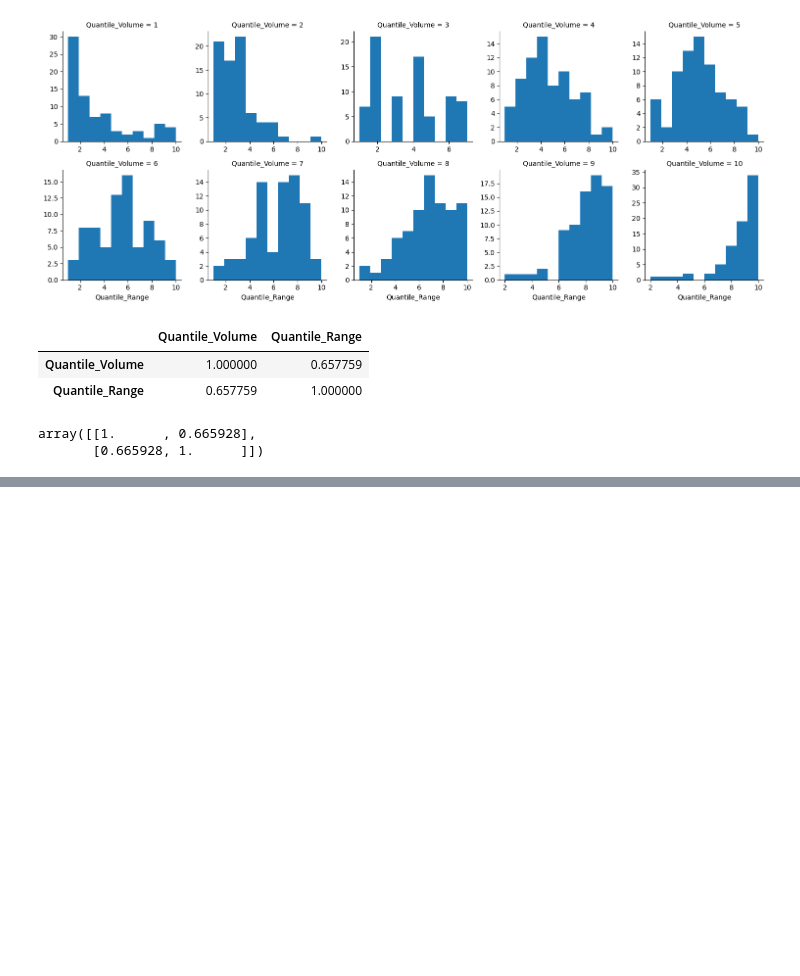
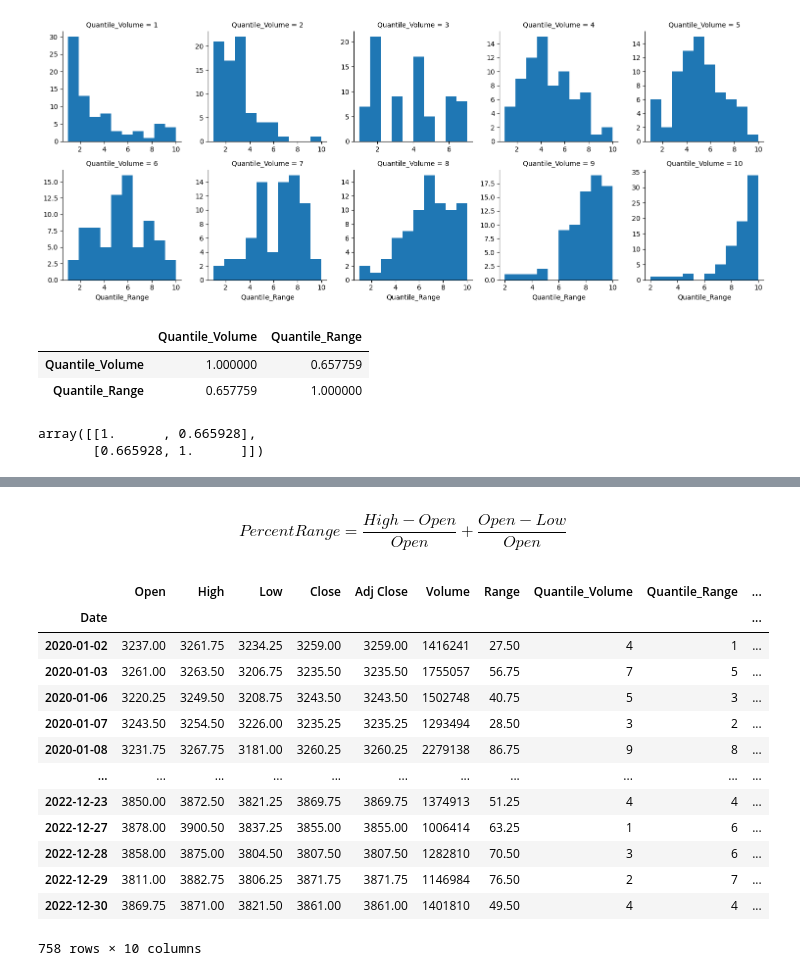
Before and after one commit to Readerlution/Finance, a Jupyter notebook: PVT/SP500F.ipynb, the cells around one changed output, grey strips where cells are left out. Drawn from its saved outputs; the diff is of its cells as text; code cells hidden in the pictures; blank space fills up the shorter version.

```diff
--- a/PVT/SP500F.ipynb
+++ b/PVT/SP500F.ipynb
@@ -50,0 +68,21 @@ array([[1.      , 0.665928],
+# %% [markdown]
+$$ Percent Range = \frac{High-Open}{Open}+\frac{Open-Low}{Open} $$
+# %%
+es_df["Perc_Range"] = (( ((es_df['High'] - es_df['Open']) / es_df['Open'])
+                        + ((es_df["Open"] - es_df['Low']) / es_df['Open']) ) * 100).round(3)
+es_df
+# %% [output]
+|  | Open | High | Low | Close | Adj Close | Volume | Range | Quantile_Volume | Quantile_Range | ... |
+| Date |  |  |  |  |  |  |  |  |  | ... |
+| 2020-01-02 | 3237.00 | 3261.75 | 3234.25 | 3259.00 | 3259.00 | 1416241 | 27.50 | 4 | 1 | ... |
+| 2020-01-03 | 3261.00 | 3263.50 | 3206.75 | 3235.50 | 3235.50 | 1755057 | 56.75 | 7 | 5 | ... |
+| 2020-01-06 | 3220.25 | 3249.50 | 3208.75 | 3243.50 | 3243.50 | 1502748 | 40.75 | 5 | 3 | ... |
+| 2020-01-07 | 3243.50 | 3254.50 | 3226.00 | 3235.25 | 3235.25 | 1293494 | 28.50 | 3 | 2 | ... |
+| 2020-01-08 | 3231.75 | 3267.75 | 3181.00 | 3260.25 | 3260.25 | 2279138 | 86.75 | 9 | 8 | ... |
+| ... | ... | ... | ... | ... | ... | ... | ... | ... | ... | ... |
+| 2022-12-23 | 3850.00 | 3872.50 | 3821.25 | 3869.75 | 3869.75 | 1374913 | 51.25 | 4 | 4 | ... |
+| 2022-12-27 | 3878.00 | 3900.50 | 3837.25 | 3855.00 | 3855.00 | 1006414 | 63.25 | 1 | 6 | ... |
+| 2022-12-28 | 3858.00 | 3875.00 | 3804.50 | 3807.50 | 3807.50 | 1282810 | 70.50 | 3 | 6 | ... |
+| 2022-12-29 | 3811.00 | 3882.75 | 3806.25 | 3871.75 | 3871.75 | 1146984 | 76.50 | 2 | 7 | ... |
+| 2022-12-30 | 3869.75 | 3871.00 | 3821.50 | 3861.00 | 3861.00 | 1401810 | 49.50 | 4 | 4 | ... |
+758 rows × 10 columns
```
Also changed, not shown: parts of 3 cells of this notebook.
